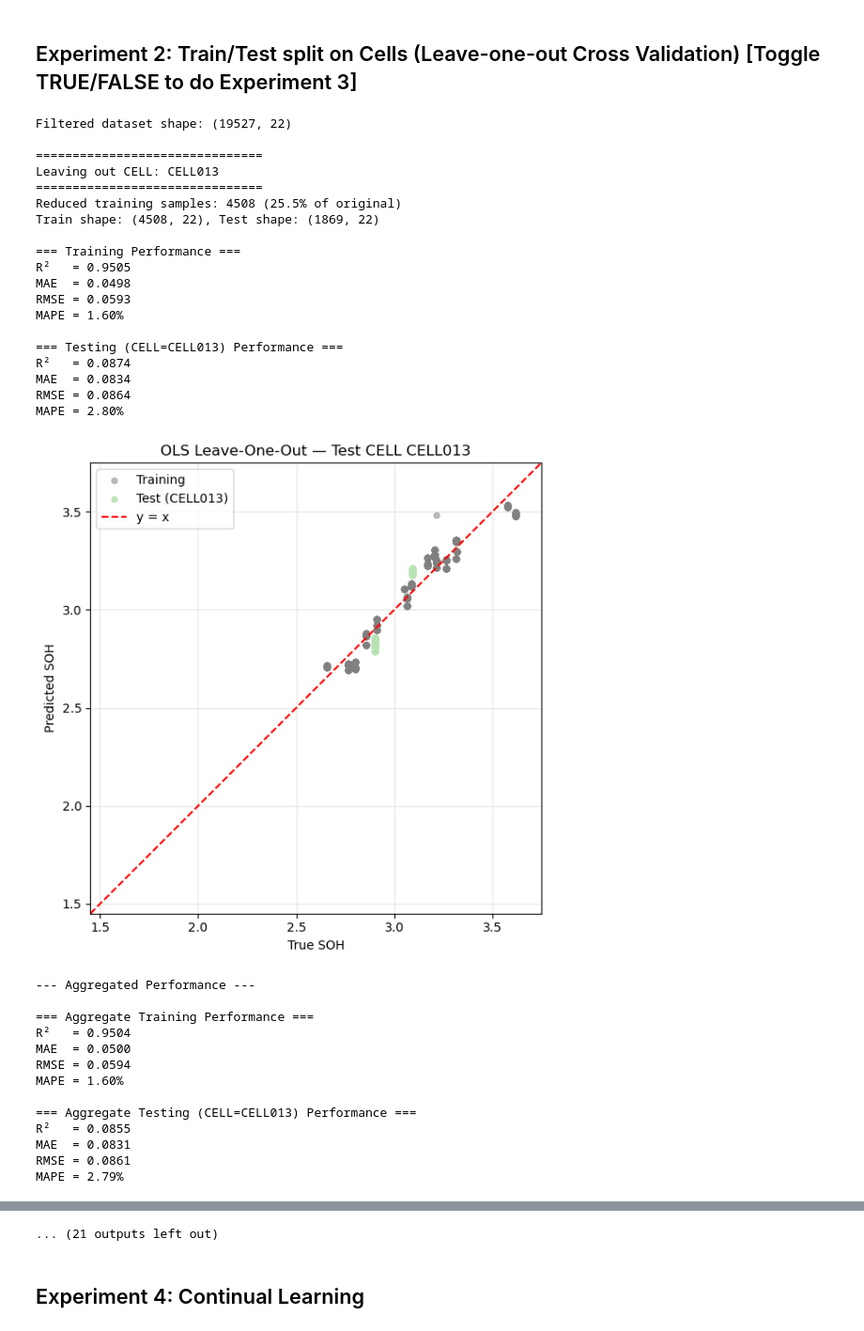
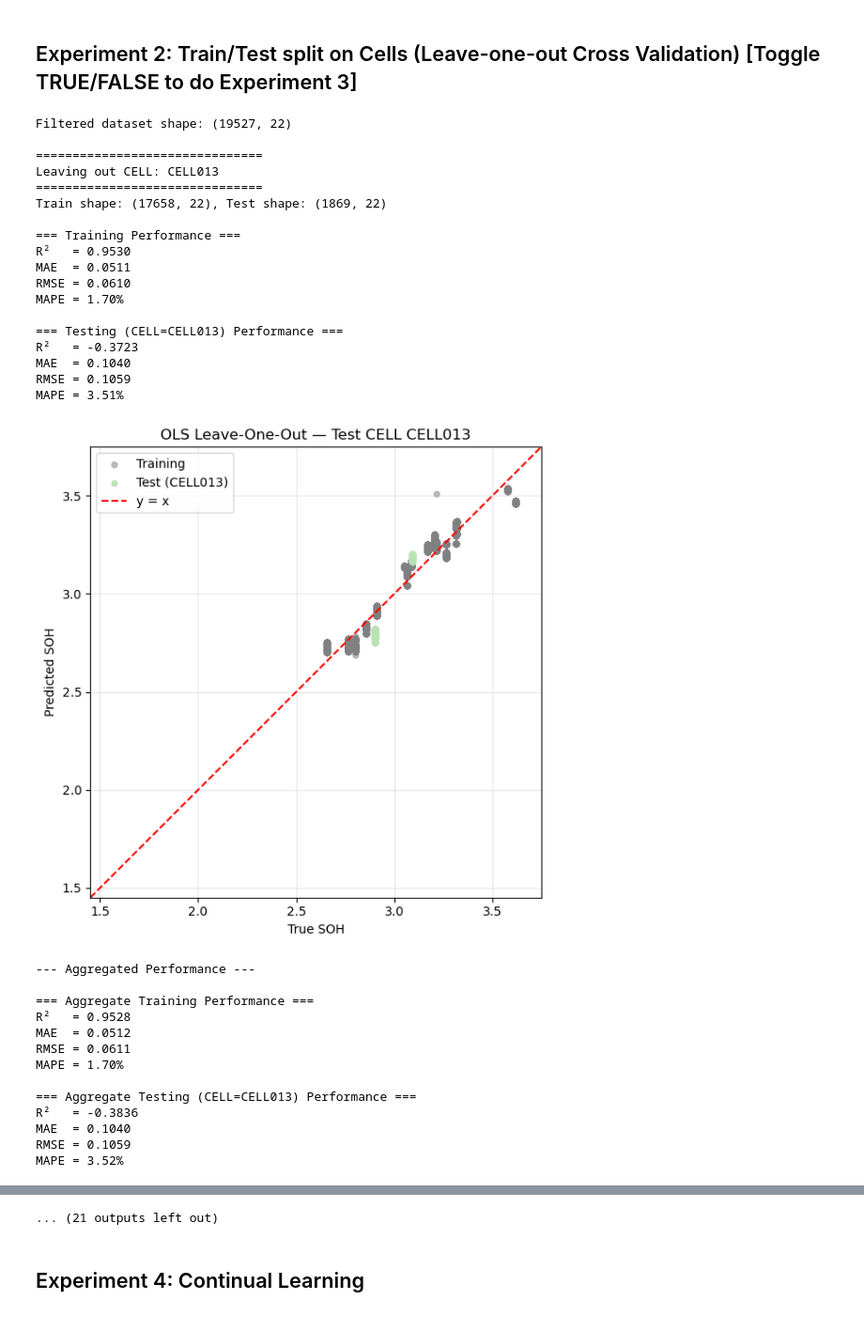
Before and after one commit to ZxZhang914/ECM-battery-research, a Jupyter notebook: SOH_LinearRegression.ipynb, the cells around one changed output, grey strips where cells are left out. Shown at 94% size. Saved outputs shown, nothing was run; the diff lists cells and outputs as text; code cells hidden in the pictures.

```diff
--- a/SOH_LinearRegression.ipynb
+++ b/SOH_LinearRegression.ipynb
@@ -2075,7 +2101,7 @@ for test_cell in cells:
     # =====================================================
     # (Optional) Apply SOC reduction — Experiment 3 condition
     # =====================================================
-    REDUCED_TRAINING = True  # NOTE: toggle ON for Experiment 3
+    REDUCED_TRAINING = False  # NOTE: toggle ON for Experiment 3
     if REDUCED_TRAINING:
         train_df = reduce_training_samples(train_df)
     test_df = df[df["CELL"] == test_cell].copy()
@@ -2130,54 +2156,53 @@ for test_cell in cells:
         "MAE_train_agg": train_agg_metrics[1],
         "RMSE_train_agg": train_agg_metrics[2],
         "MAPE_train_agg": train_agg_metrics[3],
         "R2_test_agg": test_agg_metrics[0],
         "MAE_test_agg": test_agg_metrics[1],
         "RMSE_test_agg": test_agg_metrics[2],
         "MAPE_test_agg": test_agg_metrics[3],
     })
 
 
 # =====================================================
 # 6) Save and summarize
 # =====================================================
 results_df = pd.DataFrame(results)
 exp_tag = "_Exp3_reducedSOC" if REDUCED_TRAINING else ""
 results_df.to_csv(f"ols_leave_one_cell_out_metrics{exp_tag}.csv", index=False)
 print("\nSaved metrics to ols_leave_one_cell_out_metrics.csv")
 
 print("\n=== Overall Summary ===")
 print(results_df[["Cell", "R2_test", "MAE_test", "RMSE_test", "MAPE_test", "R2_test_agg", "MAE_test_agg", "RMSE_test_agg", "MAPE_test_agg"]])
 # %% [output]
 Filtered dataset shape: (19527, 22)
 
 ===============================
 Leaving out CELL: CELL013
 ===============================
-Reduced training samples: 4508 (25.5% of original)
-Train shape: (4508, 22), Test shape: (1869, 22)
+Train shape: (17658, 22), Test shape: (1869, 22)
 
 === Training Performance ===
-R²   = 0.9505
-MAE  = 0.0498
-RMSE = 0.0593
-MAPE = 1.60%
+R²   = 0.9530
+MAE  = 0.0511
+RMSE = 0.0610
+MAPE = 1.70%
 
 === Testing (CELL=CELL013) Performance ===
-R²   = 0.0874
-MAE  = 0.0834
-RMSE = 0.0864
-MAPE = 2.80%
+R²   = -0.3723
+MAE  = 0.1040
+RMSE = 0.1059
+MAPE = 3.51%
-[figure, old version]
+[figure, new version]
 --- Aggregated Performance ---
 
 === Aggregate Training Performance ===
-R²   = 0.9504
-MAE  = 0.0500
-RMSE = 0.0594
-MAPE = 1.60%
+R²   = 0.9528
+MAE  = 0.0512
+RMSE = 0.0611
+MAPE = 1.70%
 
 === Aggregate Testing (CELL=CELL013) Performance ===
-R²   = 0.0855
-MAE  = 0.0831
-RMSE = 0.0861
-MAPE = 2.79%
+R²   = -0.3836
+MAE  = 0.1040
+RMSE = 0.1059
+MAPE = 3.52%
```
Also changed, not shown: parts of 4 cells of this notebook, 3 other files.
